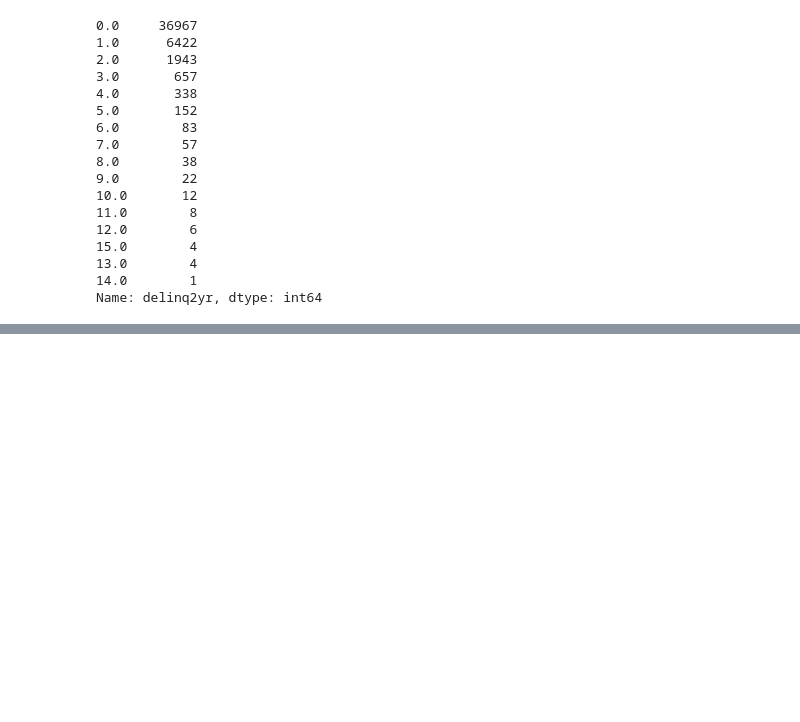
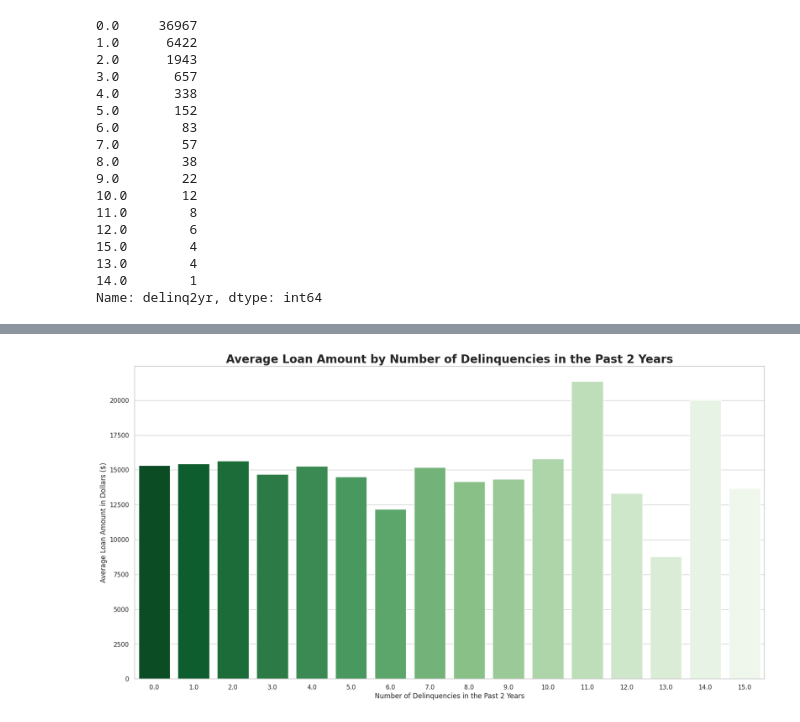
Before and after one commit to AlbertHunduza/Loan-Default-AI, a Jupyter notebook: Exploratory_Data_Analysis.ipynb, the cells around one changed output, grey strips where cells are left out. Cells and saved outputs as stored; diff of their text form; code cells hidden in the pictures; blank space fills up the shorter version.

```diff
--- a/Exploratory_Data_Analysis.ipynb
+++ b/Exploratory_Data_Analysis.ipynb
@@ -559,0 +579,22 @@ Name: delinq2yr, dtype: int64
+# %%
+# barplot of average amount per delinq2yr
+
+# Set the figure size.
+plt.figure(figsize=(20, 10))
+
+# Group the data by 'delinq2yr' column.
+grouped_data = loan_data.groupby('delinq2yr')['amount'].mean()
+
+# Create a barplot.
+sns.barplot(x=grouped_data.index, y=grouped_data.values, palette='Greens_r')
+
+# Add a title and labels.
+plt.title('Average Loan Amount by Number of Delinquencies in the Past 2 Years', fontsize=20, weight='bold')
+plt.xlabel('Number of Delinquencies in the Past 2 Years')
+plt.ylabel('Average Loan Amount in Dollars ($)')
+plt.xticks(rotation=0)
+
+# Show the plot.
+plt.show()
+# %% [output]
+[figure, added]
```
Also changed, not shown: parts of 11 cells of this notebook.
